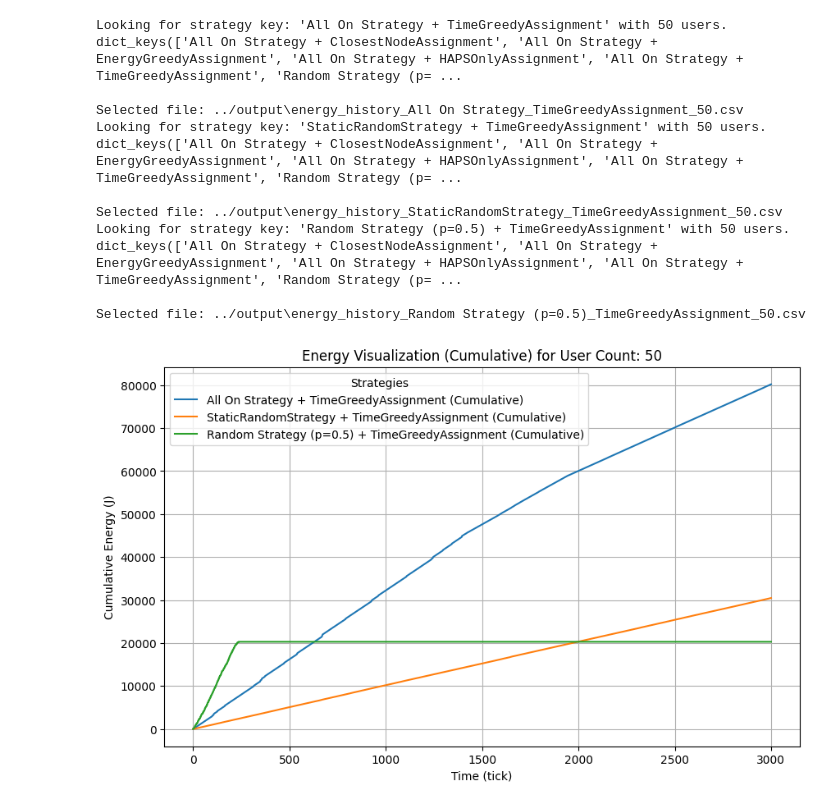
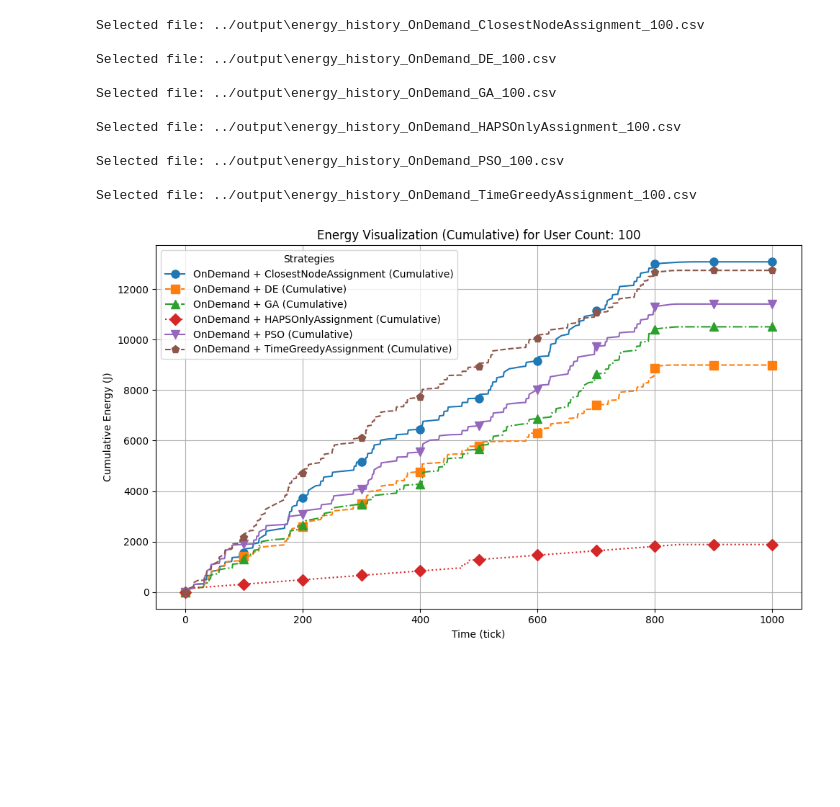
Before and after one commit to SimonR99/OptimisationNTN, a Jupyter notebook: analyse/energy.ipynb, the cells around one changed output. Cells and saved outputs as stored; diff of their text form; code cells hidden in the pictures; blank space fills up the shorter version.

Commit message:
Fix graph (#80)
* add energy grapgh compute

* black formatting

* merge main and optimize

* add symbol instead of line and dot in graph

* add better graph

* add energy table

```diff
--- a/analyse/energy.ipynb
+++ b/analyse/energy.ipynb
@@ -127,31 +143,33 @@ len(dict_df)
 # %%
 # Example: Plot cumulative energy for selected strategies and assignments
 plot_energy(
     dict_df,
-    power_strategy=[
-        "All On Strategy",
-        "StaticRandomStrategy",
-        "Random Strategy (p=0.5)",
+    power_strategy=["OnDemand"],
+    assignment_strategy=[
+        "ClosestNodeAssignment",
+        "DE",
+        "GA",
+        "HAPSOnlyAssignment",
+        "PSO",
+        "TimeGreedyAssignment",
     ],
-    assignment_strategy=["TimeGreedyAssignment"],
-    user_count=50,
+    user_count=100,
     mode="cumulative",  # "cumulative" or "per_tick"
     # include_nodes=["HAPS 0"]  # Optional: Include specific nodes
 )
 # %% [output]
-Looking for strategy key: 'All On Strategy + TimeGreedyAssignment' with 50 users.
-dict_keys(['All On Strategy + ClosestNodeAssignment', 'All On Strategy + EnergyGreedyAssignment', 'All On Strategy + HAPSOnlyAssignment', 'All On Strategy + TimeGreedyAssignment', 'Random Strategy (p= ...
+Selected file: ../output\energy_history_OnDemand_ClosestNodeAssignment_100.csv
 
-Selected file: ../output\energy_history_All On Strategy_TimeGreedyAssignment_50.csv
-Looking for strategy key: 'StaticRandomStrategy + TimeGreedyAssignment' with 50 users.
-dict_keys(['All On Strategy + ClosestNodeAssignment', 'All On Strategy + EnergyGreedyAssignment', 'All On Strategy + HAPSOnlyAssignment', 'All On Strategy + TimeGreedyAssignment', 'Random Strategy (p= ...
+Selected file: ../output\energy_history_OnDemand_DE_100.csv
 
-Selected file: ../output\energy_history_StaticRandomStrategy_TimeGreedyAssignment_50.csv
-Looking for strategy key: 'Random Strategy (p=0.5) + TimeGreedyAssignment' with 50 users.
-dict_keys(['All On Strategy + ClosestNodeAssignment', 'All On Strategy + EnergyGreedyAssignment', 'All On Strategy + HAPSOnlyAssignment', 'All On Strategy + TimeGreedyAssignment', 'Random Strategy (p= ...
+Selected file: ../output\energy_history_OnDemand_GA_100.csv
 
-Selected file: ../output\energy_history_Random Strategy (p=0.5)_TimeGreedyAssignment_50.csv
+Selected file: ../output\energy_history_OnDemand_HAPSOnlyAssignment_100.csv
+
+Selected file: ../output\energy_history_OnDemand_PSO_100.csv
+
+Selected file: ../output\energy_history_OnDemand_TimeGreedyAssignment_100.csv
-[figure, old version]
+[figure, new version]
 # %%
 # Example: Plot energy consumption per tick
 plot_energy(
```
Also changed, not shown: parts of 3 cells of this notebook, 12 other files.
